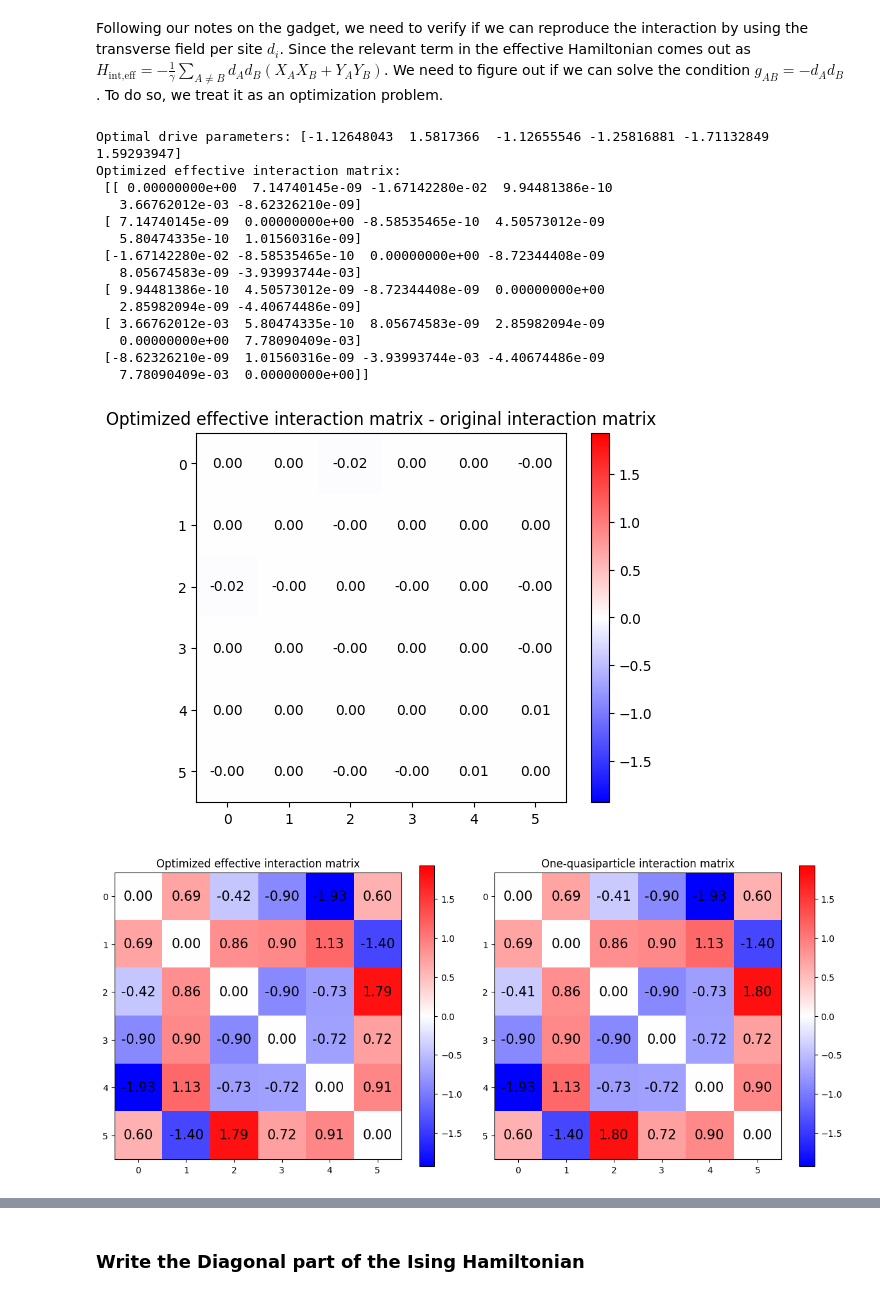
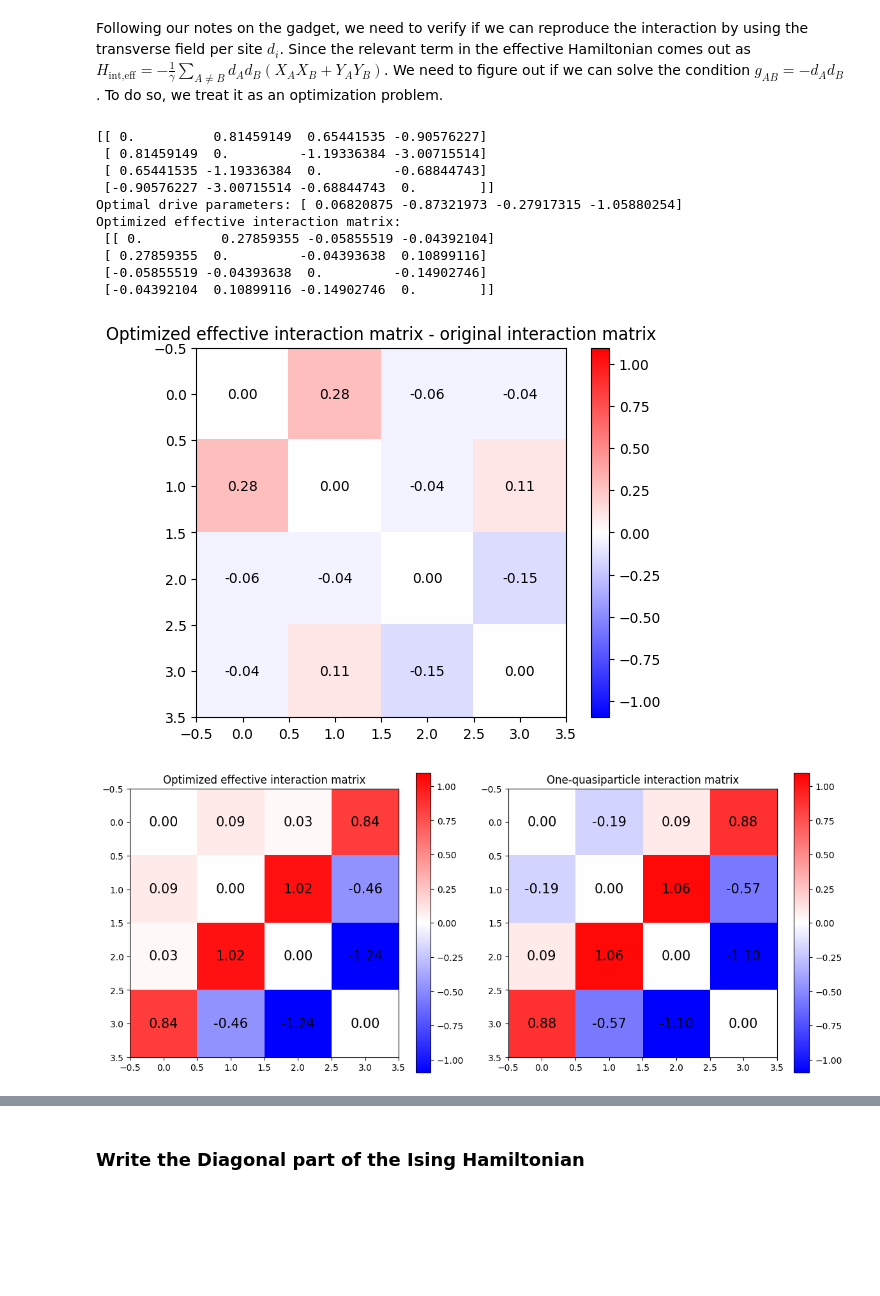
Before and after one commit to emacosta95/Gadget4NSMForQuantumSimulators, a Jupyter notebook: GadgetO18DifferentEncoding.ipynb, the cells around one changed output, grey strips where cells are left out. Cells and saved outputs as stored; diff of their text form; code cells hidden in the pictures; blank space fills up the shorter version.

```diff
--- a/GadgetO18DifferentEncoding.ipynb
+++ b/GadgetO18DifferentEncoding.ipynb
@@ -30,22 +30,29 @@ from src.utils import generate_particleconservation_basis,array_to_qutip
 # %% [markdown]
 We upload the $g^{(1)}_{AB}$ couplings from the numpy dictionary, we also fix the number of Qubit for the system that we are considering. Since the $^{6}\text{Be}$ involves only one active quasiparticle proton, we don't need any two-body interaction
 # %%
-data_onebody=np.load('data/matrix_elements_h_eff_2body/one_body_nn_sd.npz')
-keys=data_onebody['keys']
-values=data_onebody['values']
-n_qubits=6
 
-g_onebody={}
-diagonal_elements=np.zeros(n_qubits)
-g_matrix=np.zeros((n_qubits,n_qubits))
-for a,key in enumerate(keys):
-    i,j=key
-    g_onebody[(i,j)]=values[a]
-    if i!=j:
-        g_matrix[i,j]=values[a]
-    if i==j:
-        diagonal_elements[i]=values[a]
+n_qubits = 4
 
+# random symmetric g_matrix with zero diagonal
+np.random.seed(42)
+g_matrix = np.random.randn(n_qubits, n_qubits)
+g_matrix = (g_matrix + g_matrix.T) / 2
+np.fill_diagonal(g_matrix, 0.)
 
-# get the computational basis of the space
-basis=computational_basis(n_qubits)
+# random diagonal elements
+diagonal_elements = np.random.randn(n_qubits)
+
+# build g_onebody dictionary to match original structure
+g_onebody = {}
+for i in range(n_qubits):
+    for j in range(n_qubits):
+        if i == j:
+            g_onebody[(i, j)] = diagonal_elements[i]
+        else:
+            g_onebody[(i, j)] = g_matrix[i, j]
+
+# computational basis
+basis = computational_basis(n_qubits)
+
+print("g_matrix:\n", g_matrix.round(4))
+print("diagonal_elements:", diagonal_elements.round(4))
@@ -135,55 +152,53 @@ Now, we get the spectrum of this Hamiltonian
 # %% [markdown]
 Following our notes on the gadget, we need to verify if we can reproduce the interaction by using the transverse field per site $d_i$. Since the relevant term in the effective Hamiltonian comes out as $H_{\text{int,eff}}=-\frac{1}{\gamma}\sum_{A \neq B} d_A d_B (X_A X_B +Y_A Y_B)$. We need to figure out if we can solve the condition $g_{AB}=-d_A d_B$. To do so, we treat it as an optimization problem.
 # %%
-OptimalFieldBe6=EffectiveInteractionOptimizerTunableSelfEnergy(nqubit=n_qubits, n_restarts=100, scale=2.0, ftol=1e-15, gtol=1e-10,r_max=2)
+OptimalFieldBe6=EffectiveInteractionOptimizerTunableSelfEnergy(nqubit=n_qubits, n_restarts=1000, scale=1, ftol=1e-15, gtol=1e-10,r_max=4,r_min=-4)
 
 param_opt, result = OptimalFieldBe6.optimize(g_matrix)
 d_opt=OptimalFieldBe6.get_d(param_opt)
 r_opt=OptimalFieldBe6.get_r_matrix(param_opt)
+
+print(r_opt)
 print("Optimal drive parameters:", d_opt)
 print("Optimized effective interaction matrix:\n", OptimalFieldBe6.reconstructed(param_opt)-g_matrix)
 plt.imshow(OptimalFieldBe6.reconstructed(param_opt)-g_matrix, cmap='bwr', vmin=-np.max(np.abs(g_matrix)), vmax=np.max(np.abs(g_matrix)))
 for i in range(n_qubits):
     for j in range(n_qubits):
         plt.text(j, i, f"{OptimalFieldBe6.reconstructed(param_opt)[i,j]-g_matrix[i,j]:.2f}", ha='center', va='center', color='black')
 plt.colorbar()
 plt.title("Optimized effective interaction matrix - original interaction matrix")
 plt.show()
 
 fig, axes = plt.subplots(1, 2, figsize=(12, 5))
 
 vmax = np.max(np.abs(g_matrix))
 matrices = [OptimalFieldBe6.reconstructed(param_opt), g_matrix]
 titles = ["Optimized effective interaction matrix",
           "One-quasiparticle interaction matrix"]
 
 for ax, mat, title in zip(axes, matrices, titles):
     im = ax.imshow(mat, cmap='bwr', vmin=-vmax, vmax=vmax)
     for i in range(n_qubits):
         for j in range(n_qubits):
             ax.text(j, i, f"{mat[i,j]:.2f}", ha='center', va='center', color='black',fontsize=15)
     plt.colorbar(im, ax=ax)
     ax.set_title(title)
 
 plt.tight_layout()
 plt.show()
 # %% [output]
-Optimal drive parameters: [-1.12648043  1.5817366  -1.12655546 -1.25816881 -1.71132849  1.59293947]
+[[ 0.          0.81459149  0.65441535 -0.90576227]
+ [ 0.81459149  0.         -1.19336384 -3.00715514]
+ [ 0.65441535 -1.19336384  0.         -0.68844743]
+ [-0.90576227 -3.00715514 -0.68844743  0.        ]]
+Optimal drive parameters: [ 0.06820875 -0.87321973 -0.27917315 -1.05880254]
 Optimized effective interaction matrix:
- [[ 0.00000000e+00  7.14740145e-09 -1.67142280e-02  9.94481386e-10
-   3.66762012e-03 -8.62326210e-09]
- [ 7.14740145e-09  0.00000000e+00 -8.58535465e-10  4.50573012e-09
-   5.80474335e-10  1.01560316e-09]
- [-1.67142280e-02 -8.58535465e-10  0.00000000e+00 -8.72344408e-09
-   8.05674583e-09 -3.93993744e-03]
- [ 9.94481386e-10  4.50573012e-09 -8.72344408e-09  0.00000000e+00
-   2.85982094e-09 -4.40674486e-09]
- [ 3.66762012e-03  5.80474335e-10  8.05674583e-09  2.85982094e-09
-   0.00000000e+00  7.78090409e-03]
- [-8.62326210e-09  1.01560316e-09 -3.93993744e-03 -4.40674486e-09
-   7.78090409e-03  0.00000000e+00]]
+ [[ 0.          0.27859355 -0.05855519 -0.04392104]
+ [ 0.27859355  0.         -0.04393638  0.10899116]
+ [-0.05855519 -0.04393638  0.         -0.14902746]
+ [-0.04392104  0.10899116 -0.14902746  0.        ]]
-[figure, old version]
+[figure, new version]
-[figure, old version]
+[figure, new version]
 # %%
 plt.imshow(r_opt)
 plt.colorbar()
```
Also changed, not shown: parts of 12 cells of this notebook, 1 other file.
